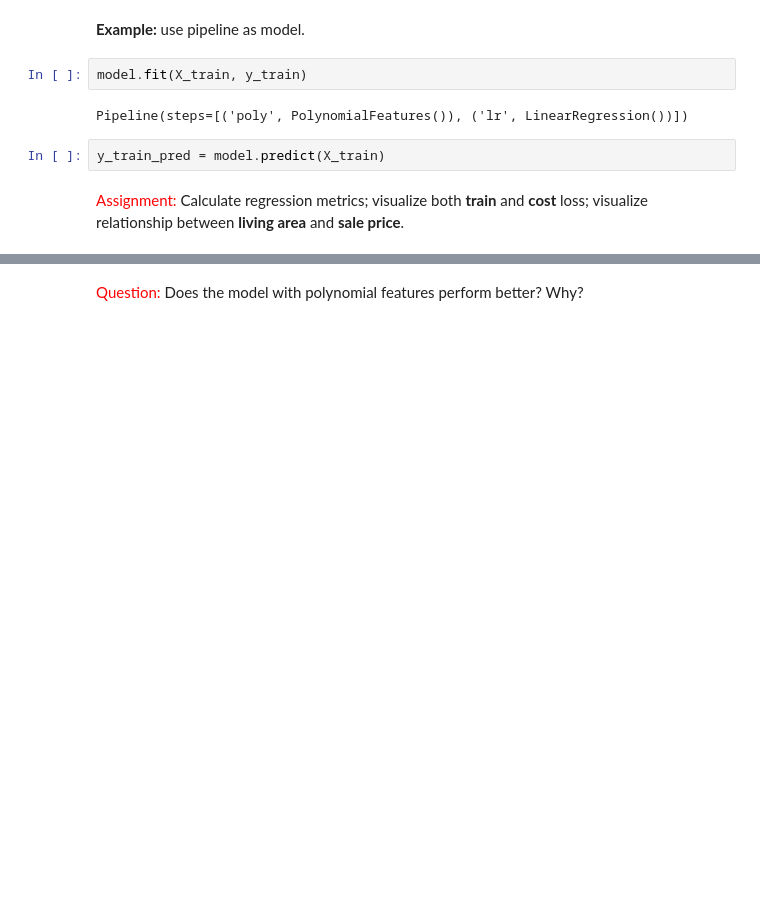
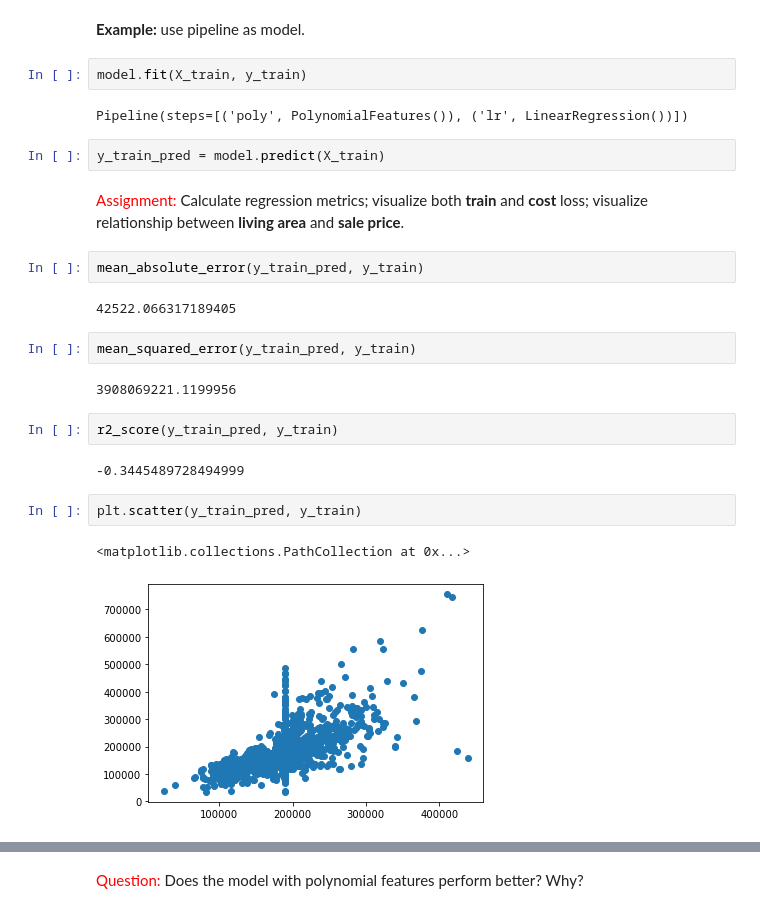
Before and after one commit to redpob/machine-learning-class, a Jupyter notebook: Week 2/linear_regression_model.ipynb, the cells around one changed output, grey strips where cells are left out. Drawn from its saved outputs; the diff is of its cells as text; blank space fills up the shorter version.

```diff
--- a/Week 2/linear_regression_model.ipynb
+++ b/Week 2/linear_regression_model.ipynb
@@ -342,3 +367,20 @@ Pipeline(steps=[('poly', PolynomialFeatures()), ('lr', LinearRegression())])
 y_train_pred = model.predict(X_train)
 # %% [markdown]
 <font color='red'>Assignment:</font> Calculate regression metrics; visualize both **train** and **cost** loss; visualize relationship between **living area** and **sale price**.
+# %%
+mean_absolute_error(y_train_pred, y_train)
+# %% [output]
+42522.066317189405
+# %%
+mean_squared_error(y_train_pred, y_train)
+# %% [output]
+3908069221.1199956
+# %%
+r2_score(y_train_pred, y_train)
+# %% [output]
+-0.3445489728494999
+# %%
+plt.scatter(y_train_pred, y_train)
+# %% [output]
+<matplotlib.collections.PathCollection at 0x...>
+[figure, added]
```
Also changed, not shown: parts of 22 cells of this notebook, 6 other files.
